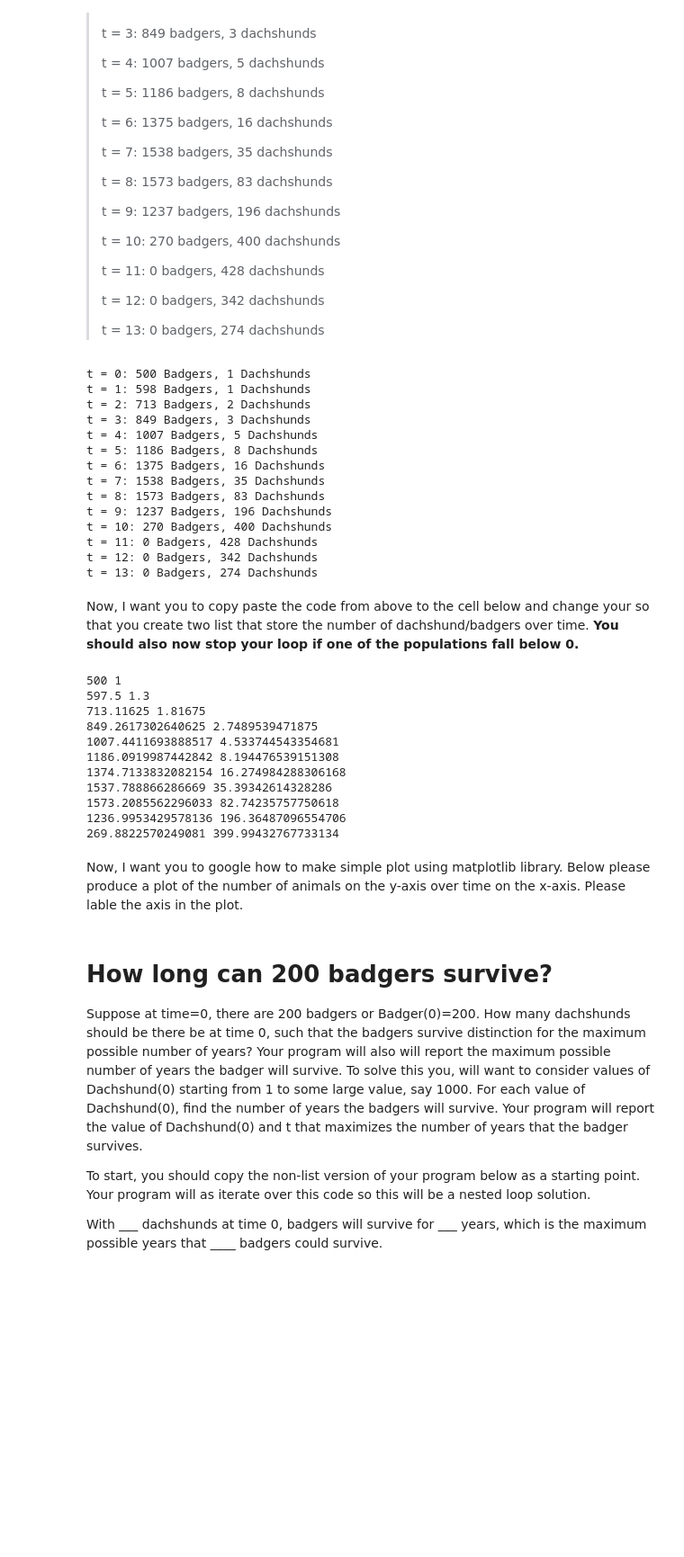
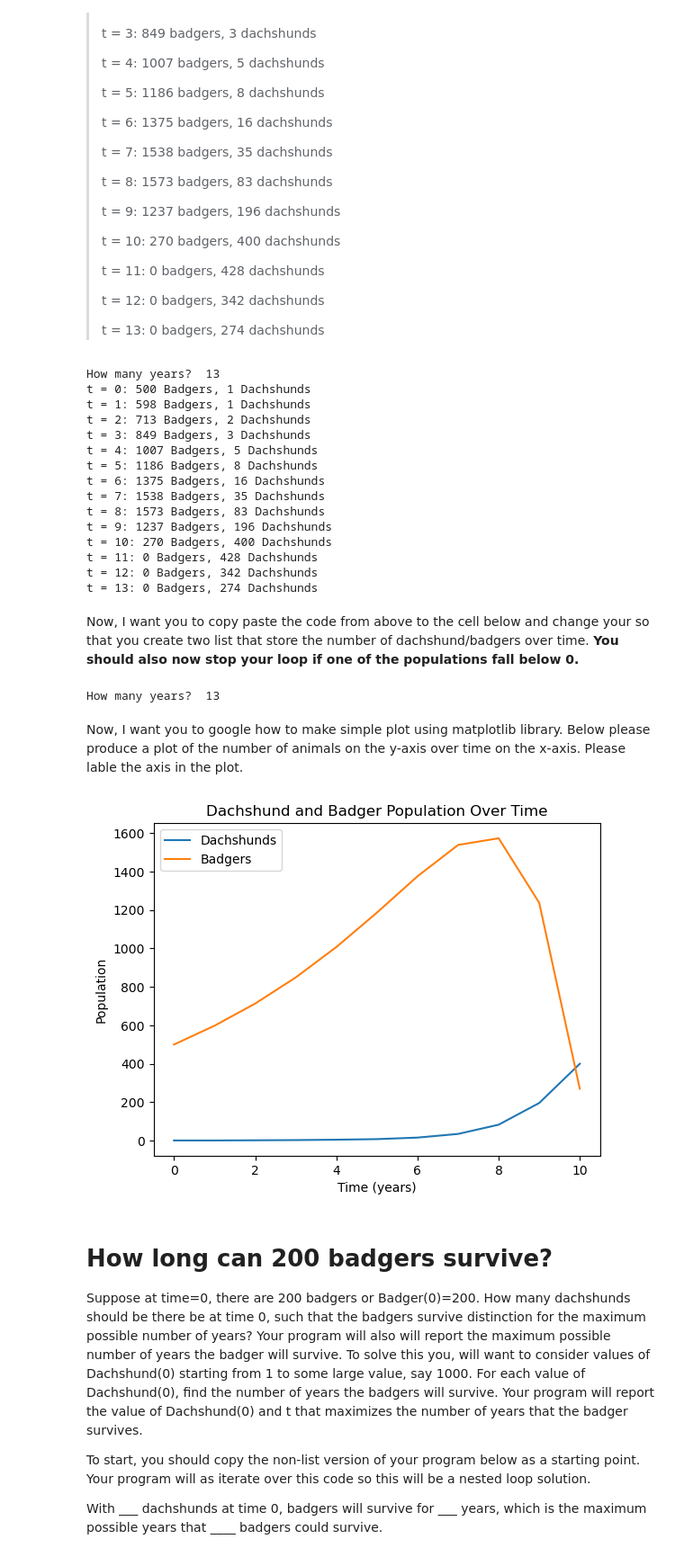
Before and after one commit to rhodes-cs-sanders/data242-sp25-hw1-jackSeigerman, a Jupyter notebook: DATA242_hw1.ipynb, the cells around one changed output. Shown at 90% size. Cells and saved outputs as stored; diff of their text form; code cells hidden in the pictures; blank space fills up the shorter version.

```diff
--- a/DATA242_hw1.ipynb
+++ b/DATA242_hw1.ipynb
@@ -102,13 +102,14 @@ Write a snippet of code that asks for a number of years (we'll consider that as
 
 inp = int(input("How many years? "))
 x = [500, 1]
-for num in range(inp):
+for num in range(inp+1):
 
   print("t = ",num,": ", round(x[0])," Badgers, ", round(x[1])," Dachshunds", sep="")
   y = currCount(x[0], x[1], 0.2, 0.005, 0.001, 0.2)
 
   x=y
 # %% [output]
+How many years?  13
 t = 0: 500 Badgers, 1 Dachshunds
 t = 1: 598 Badgers, 1 Dachshunds
 t = 2: 713 Badgers, 2 Dachshunds
@@ -139,22 +140,26 @@ while inp > 0 and x[0] > 0 and x[1] > 0:
   Badgers.append(round(x[0]))
   y = currCount(x[0], x[1], 0.2, 0.005, 0.001, 0.2)
   x=y
+  inp -=1
 # %% [output]
-500 1
-597.5 1.3
-713.11625 1.81675
-849.2617302640625 2.7489539471875
-1007.4411693888517 4.533744543354681
-1186.0919987442842 8.194476539151308
-1374.7133832082154 16.274984288306168
-1537.788866286669 35.39342614328286
-1573.2085562296033 82.74235757750618
-1236.9953429578136 196.36487096554706
-269.8822570249081 399.99432767733134
+How many years?  13
 # %% [markdown]
 Now, I want you to google how to make simple plot using matplotlib library.  Below please produce a plot of the number of animals on the y-axis over time on the x-axis.  Please lable the axis in the plot.
 # %%
 #5pts Plotting code
+
+import matplotlib.pyplot as plt
+
+fig, ax = plt.subplots()
+ax.plot(Dachshunds)
+ax.plot(Badgers)
+ax.set_xlabel('Time (years)')
+ax.set_ylabel('Population')
+ax.legend(['Dachshunds', 'Badgers'])
+plt.title('Dachshund and Badger Population Over Time')
+plt.show()
+# %% [output]
+[figure, added]
 # %% [markdown]
 # How long can 200 badgers survive?
 Suppose at time=0, there are 200 badgers or Badger(0)=200.   How many dachshunds should be there be at time 0, such that the badgers survive distinction for the maximum possible number of years?  Your program will also will report the maximum possible number of years the badger will survive.   To solve this you, will want to consider values of Dachshund(0) starting from 1 to some large value, say 1000.   For each value of Dachshund(0), find the number of years the badgers will survive.  Your program will report the value of Dachshund(0) and t that maximizes the number of years that the badger survives.
```
